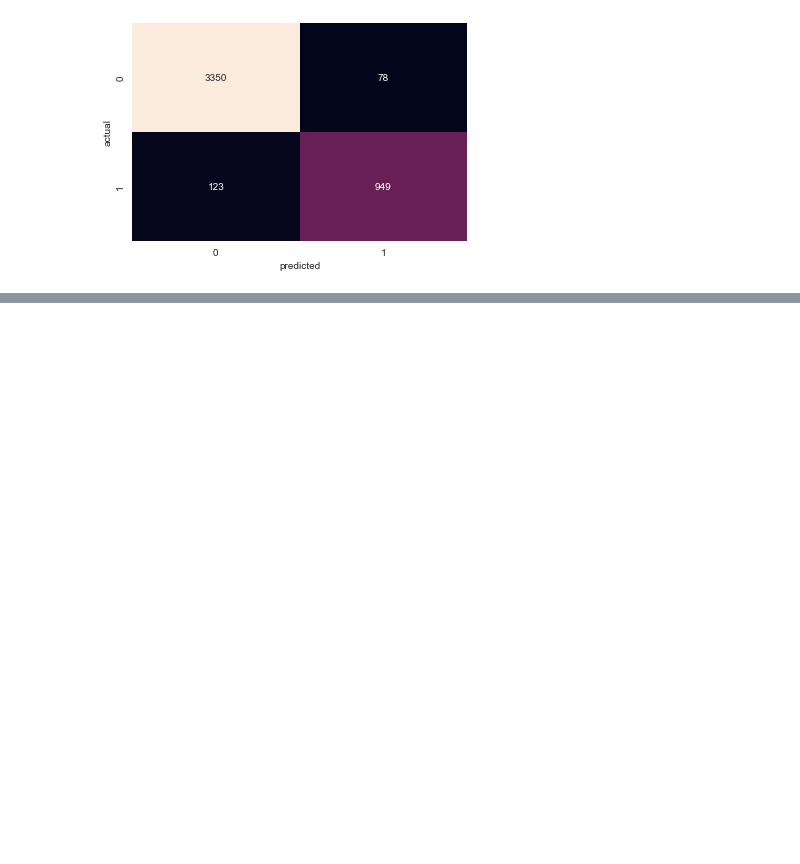
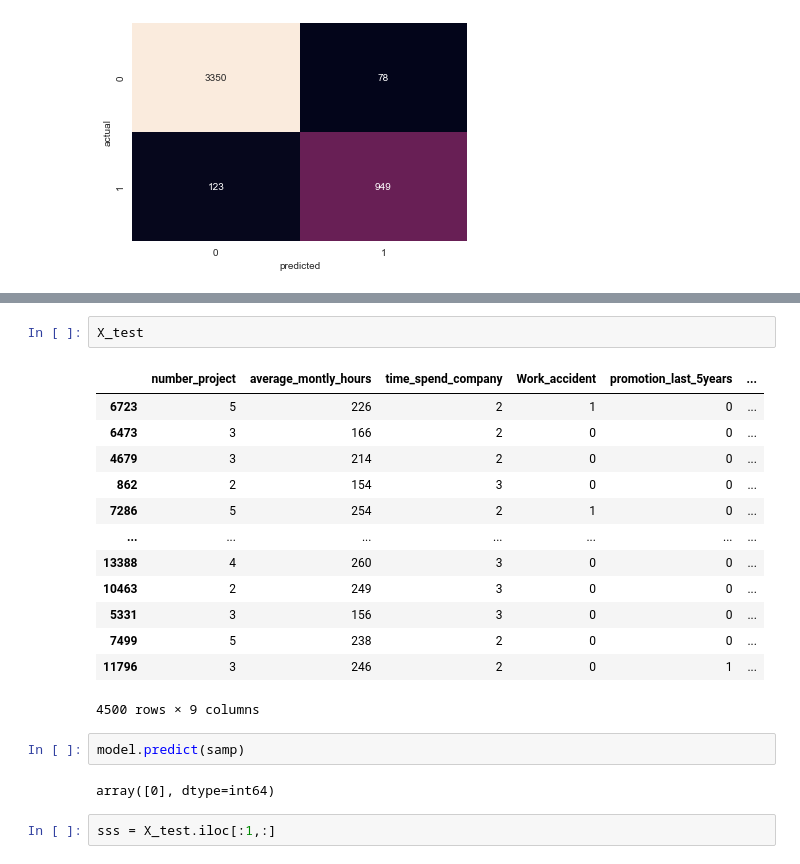
Before and after one commit to mattyjr007/Data-Science-Portfolio, a Jupyter notebook: Human Resource retention/Human resource retention.ipynb, the cells around one changed output, grey strips where cells are left out. Saved outputs shown, nothing was run; the diff lists cells and outputs as text; blank space fills up the shorter version.

```diff
--- a/Human Resource retention/Human resource retention.ipynb
+++ b/Human Resource retention/Human resource retention.ipynb
@@ -373,0 +420,22 @@ weighted avg       0.95      0.96      0.96      4500
+# %%
+X_test
+# %% [output]
+|  | number_project | average_montly_hours | time_spend_company | Work_accident | promotion_last_5years | ... |
+| 6723 | 5 | 226 | 2 | 1 | 0 | ... |
+| 6473 | 3 | 166 | 2 | 0 | 0 | ... |
+| 4679 | 3 | 214 | 2 | 0 | 0 | ... |
+| 862 | 2 | 154 | 3 | 0 | 0 | ... |
+| 7286 | 5 | 254 | 2 | 1 | 0 | ... |
+| ... | ... | ... | ... | ... | ... | ... |
+| 13388 | 4 | 260 | 3 | 0 | 0 | ... |
+| 10463 | 2 | 249 | 3 | 0 | 0 | ... |
+| 5331 | 3 | 156 | 3 | 0 | 0 | ... |
+| 7499 | 5 | 238 | 2 | 0 | 0 | ... |
+| 11796 | 3 | 246 | 2 | 0 | 1 | ... |
+4500 rows × 9 columns
+# %%
+model.predict(samp)
+# %% [output]
+array([0], dtype=int64)
+# %%
+sss = X_test.iloc[:1,:]
```
Also changed, not shown: parts of 9 cells of this notebook.
